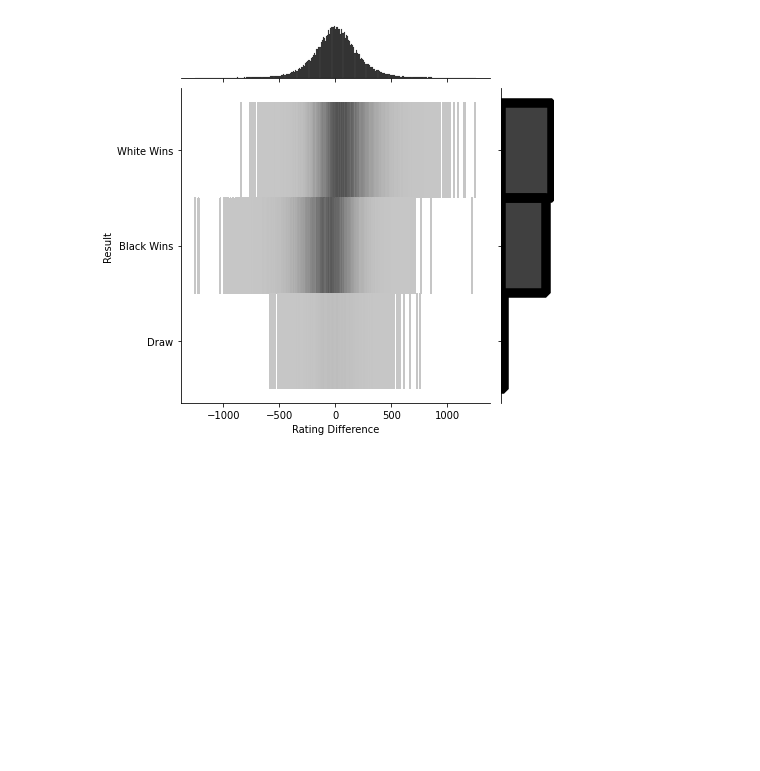
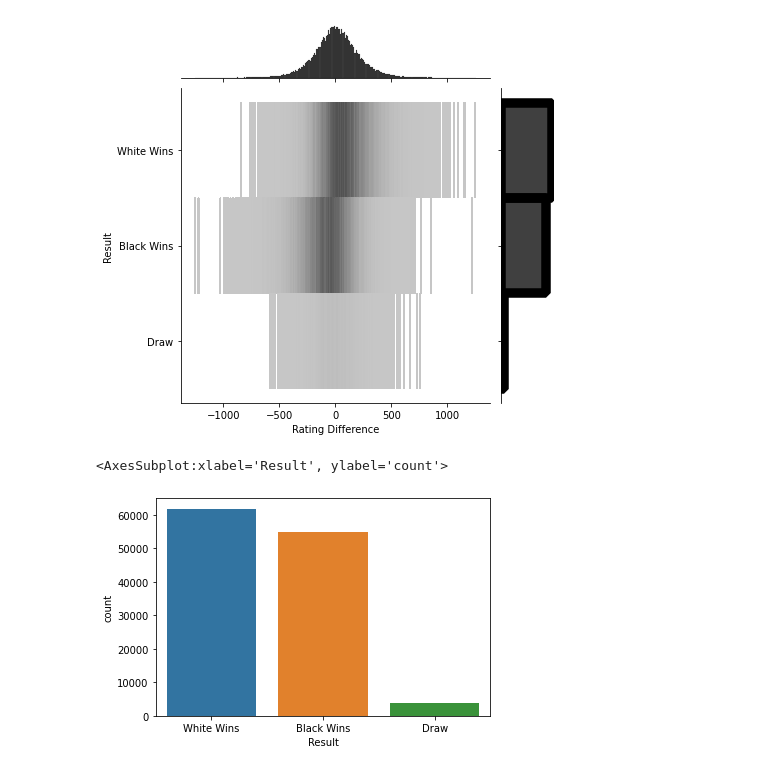
Before and after one commit to VincentKwan1/Crisk, a Jupyter notebook: proj_file.ipynb, the cells around one changed output. Drawn from its saved outputs; the diff is of its cells as text; code cells hidden in the pictures; blank space fills up the shorter version.

```diff
--- a/proj_file.ipynb
+++ b/proj_file.ipynb
@@ -235,3 +239,8 @@ sb.jointplot(x='Rating Difference', y = 'Result',data = chess_df, kind = 'hist',
 # %% [output]
 <seaborn.axisgrid.JointGrid at 0x...>
 [figure]
+# %%
+sb.countplot(x='Result',data = chess_df)
+# %% [output]
+<AxesSubplot:xlabel='Result', ylabel='count'>
+[figure, added]
```
Also changed, not shown: parts of 4 cells of this notebook.
